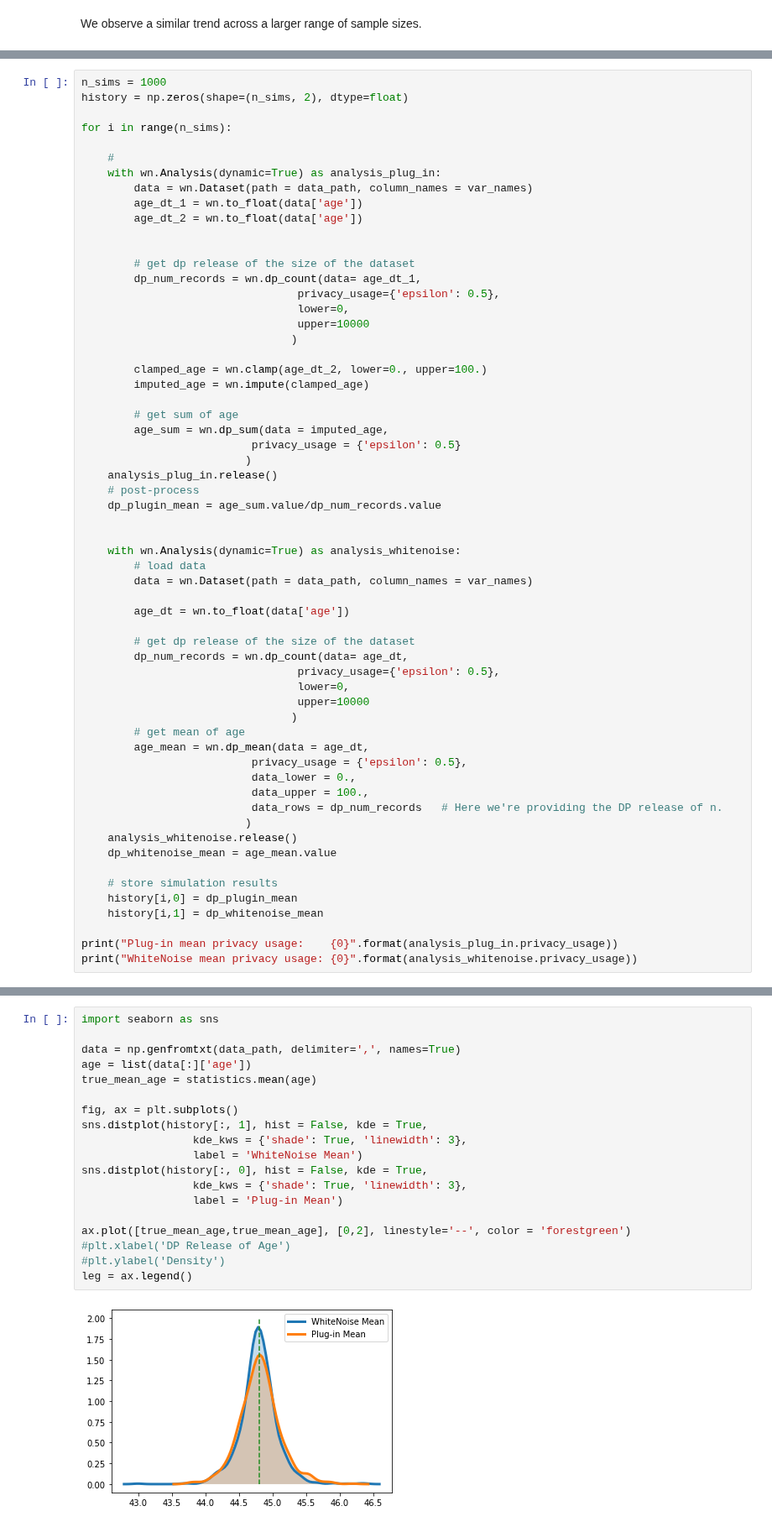
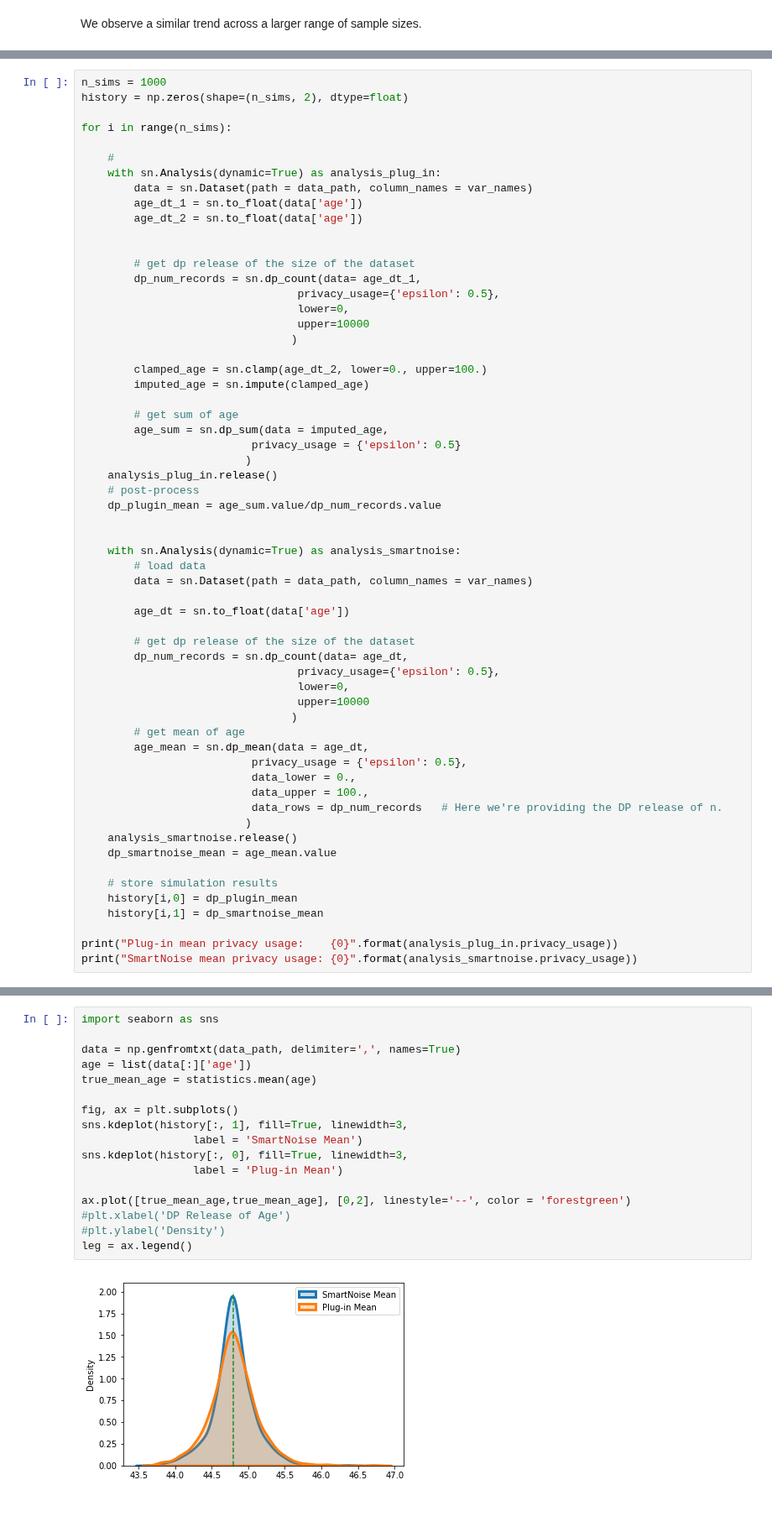
Before and after one commit to opendp/smartnoise-samples, a Jupyter notebook: analysis/unknown_dataset_size.ipynb, the cells around one changed output, grey strips where cells are left out. Shown at 84% size. Cells and saved outputs as stored; diff of their text form.

Commit message:
WhiteNoise -> SmartNoise; fix seaborn deprecations (#64)

```diff
--- a/analysis/unknown_dataset_size.ipynb
+++ b/analysis/unknown_dataset_size.ipynb
@@ -294,24 +294,24 @@ history = np.zeros(shape=(n_sims, 2), dtype=float)
 for i in range(n_sims):
 
     #
-    with wn.Analysis(dynamic=True) as analysis_plug_in:
-        data = wn.Dataset(path = data_path, column_names = var_names)
-        age_dt_1 = wn.to_float(data['age'])
-        age_dt_2 = wn.to_float(data['age'])
+    with sn.Analysis(dynamic=True) as analysis_plug_in:
+        data = sn.Dataset(path = data_path, column_names = var_names)
+        age_dt_1 = sn.to_float(data['age'])
+        age_dt_2 = sn.to_float(data['age'])
 
 
         # get dp release of the size of the dataset
-        dp_num_records = wn.dp_count(data= age_dt_1,
+        dp_num_records = sn.dp_count(data= age_dt_1,
                                  privacy_usage={'epsilon': 0.5},
                                  lower=0,
                                  upper=10000
                                 )
 
-        clamped_age = wn.clamp(age_dt_2, lower=0., upper=100.)
-        imputed_age = wn.impute(clamped_age)
+        clamped_age = sn.clamp(age_dt_2, lower=0., upper=100.)
+        imputed_age = sn.impute(clamped_age)
 
         # get sum of age
-        age_sum = wn.dp_sum(data = imputed_age,
+        age_sum = sn.dp_sum(data = imputed_age,
                           privacy_usage = {'epsilon': 0.5}
                          )
     analysis_plug_in.release()
@@ -319,34 +319,34 @@ for i in range(n_sims):
     dp_plugin_mean = age_sum.value/dp_num_records.value
 
 
-    with wn.Analysis(dynamic=True) as analysis_whitenoise:
+    with sn.Analysis(dynamic=True) as analysis_smartnoise:
         # load data
-        data = wn.Dataset(path = data_path, column_names = var_names)
+        data = sn.Dataset(path = data_path, column_names = var_names)
 
-        age_dt = wn.to_float(data['age'])
+        age_dt = sn.to_float(data['age'])
 
         # get dp release of the size of the dataset
-        dp_num_records = wn.dp_count(data= age_dt,
+        dp_num_records = sn.dp_count(data= age_dt,
                                  privacy_usage={'epsilon': 0.5},
                                  lower=0,
                                  upper=10000
                                 )
         # get mean of age
-        age_mean = wn.dp_mean(data = age_dt,
+        age_mean = sn.dp_mean(data = age_dt,
                           privacy_usage = {'epsilon': 0.5},
                           data_lower = 0.,
                           data_upper = 100.,
                           data_rows = dp_num_records   # Here we're providing the DP release of n.
                          )
-    analysis_whitenoise.release()
-    dp_whitenoise_mean = age_mean.value
+    analysis_smartnoise.release()
+    dp_smartnoise_mean = age_mean.value
 
     # store simulation results
     history[i,0] = dp_plugin_mean
-    history[i,1] = dp_whitenoise_mean
+    history[i,1] = dp_smartnoise_mean
 
 print("Plug-in mean privacy usage:    {0}".format(analysis_plug_in.privacy_usage))
-print("WhiteNoise mean privacy usage: {0}".format(analysis_whitenoise.privacy_usage))
+print("SmartNoise mean privacy usage: {0}".format(analysis_smartnoise.privacy_usage))
 # %% [output]
 Plug-in mean privacy usage:    approximate {
   epsilon: 1.0
@@ -358,22 +358,20 @@ WhiteNoise mean privacy usage: approximate {
 # %%
 import seaborn as sns
 
 data = np.genfromtxt(data_path, delimiter=',', names=True)
 age = list(data[:]['age'])
 true_mean_age = statistics.mean(age)
 
 fig, ax = plt.subplots()
-sns.distplot(history[:, 1], hist = False, kde = True,
-                 kde_kws = {'shade': True, 'linewidth': 3},
-                 label = 'WhiteNoise Mean')
-sns.distplot(history[:, 0], hist = False, kde = True,
-                 kde_kws = {'shade': True, 'linewidth': 3},
+sns.kdeplot(history[:, 1], fill=True, linewidth=3,
+                 label = 'SmartNoise Mean')
+sns.kdeplot(history[:, 0], fill=True, linewidth=3,
                  label = 'Plug-in Mean')
 
 ax.plot([true_mean_age,true_mean_age], [0,2], linestyle='--', color = 'forestgreen')
 #plt.xlabel('DP Release of Age')
 #plt.ylabel('Density')
 leg = ax.legend()
 # %% [output]
-[figure, old version]
+[figure, new version]
 # %% [markdown]
```
Also changed, not shown: parts of 15 cells of this notebook, 7 other files.
